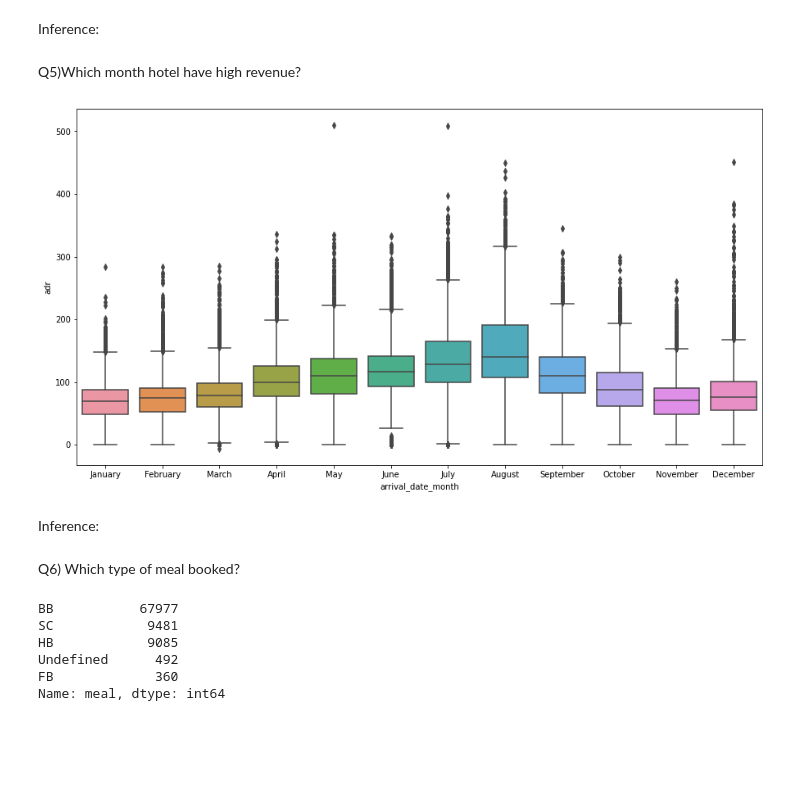
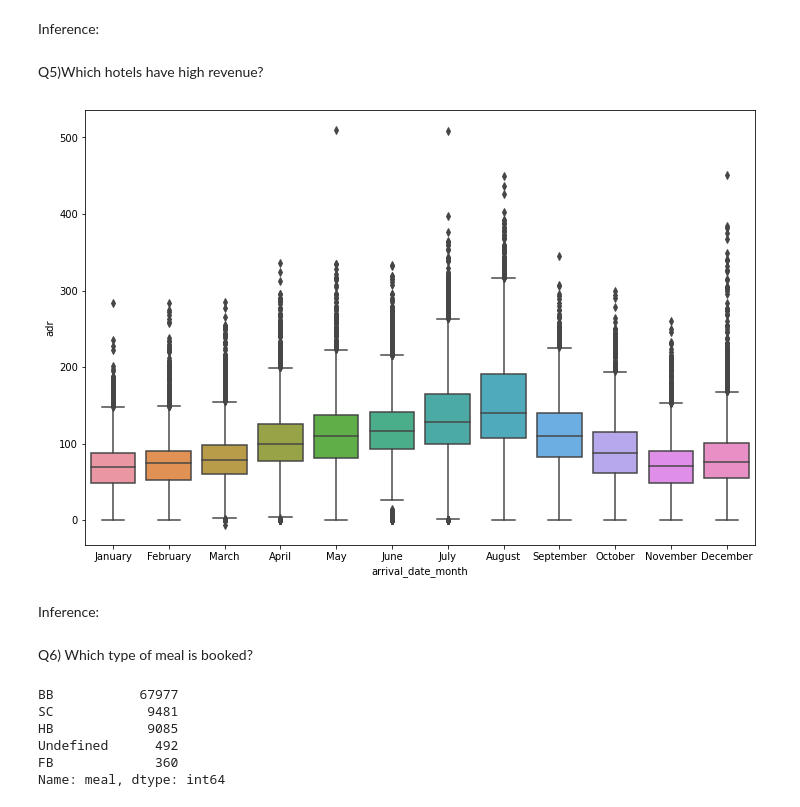
Before and after one commit to ashokkondhalkar/CAPSTONE-1-Hotel-Booking-Analysis-EDA, a Jupyter notebook: Individual_notebook.ipynb, the cells around one changed output. Cells and saved outputs as stored; diff of their text form; code cells hidden in the pictures; blank space fills up the shorter version.

```diff
--- a/Individual_notebook.ipynb
+++ b/Individual_notebook.ipynb
@@ -362,6 +352,6 @@ Name: babies, Length: 87396, dtype: int64
 Name: children, Length: 87396, dtype: int64
 # %%
 #Addition of three columns
-hotel1['totle_peoples']=hotel1['babies']+hotel1['adults']+hotel1['children']
+hotel1['total_peoples']=hotel1['babies']+hotel1['adults']+hotel1['children']
 # %% [markdown]
 ##SUMMARY PART 3
@@ -601,18 +589,19 @@ Inference:
 # %% [markdown]
-Q5)Which month hotel have high revenue?
+Q5)Which hotels have high revenue?
 # %%
 #Making list of months available in year
 month_in_year=['January', 'February','March','April','May','June','July','August','September','October','November','December']
 # %%
+#Here we are using .categorical which colect all data in list month_in_year
 hotel1['arrival_date_month']=pd.Categorical(hotel1['arrival_date_month'],categories=month_in_year,ordered=True)
 
 #providing size to figure
-plt.figure(figsize = (15,8))
+plt.figure(figsize = (12,8))
 #print on x-axis 'arrival_date_month' and y axis 'adr'
 sns.boxplot(x = hotel1['arrival_date_month'],y = hotel1['adr'])
 plt.show()
 # %% [output]
-[figure, old version]
+[figure, new version]
 # %% [markdown]
 Inference:
 # %%
@@ -621,5 +610,5 @@ Inference:
 # %% [markdown]
-Q6) Which type of meal booked?
+Q6) Which type of meal is booked?
 # %%
 #Categories as per standard hospitality meal package
 # Undefined/SC — no meal package
```
Also changed, not shown: parts of 32 cells of this notebook.
